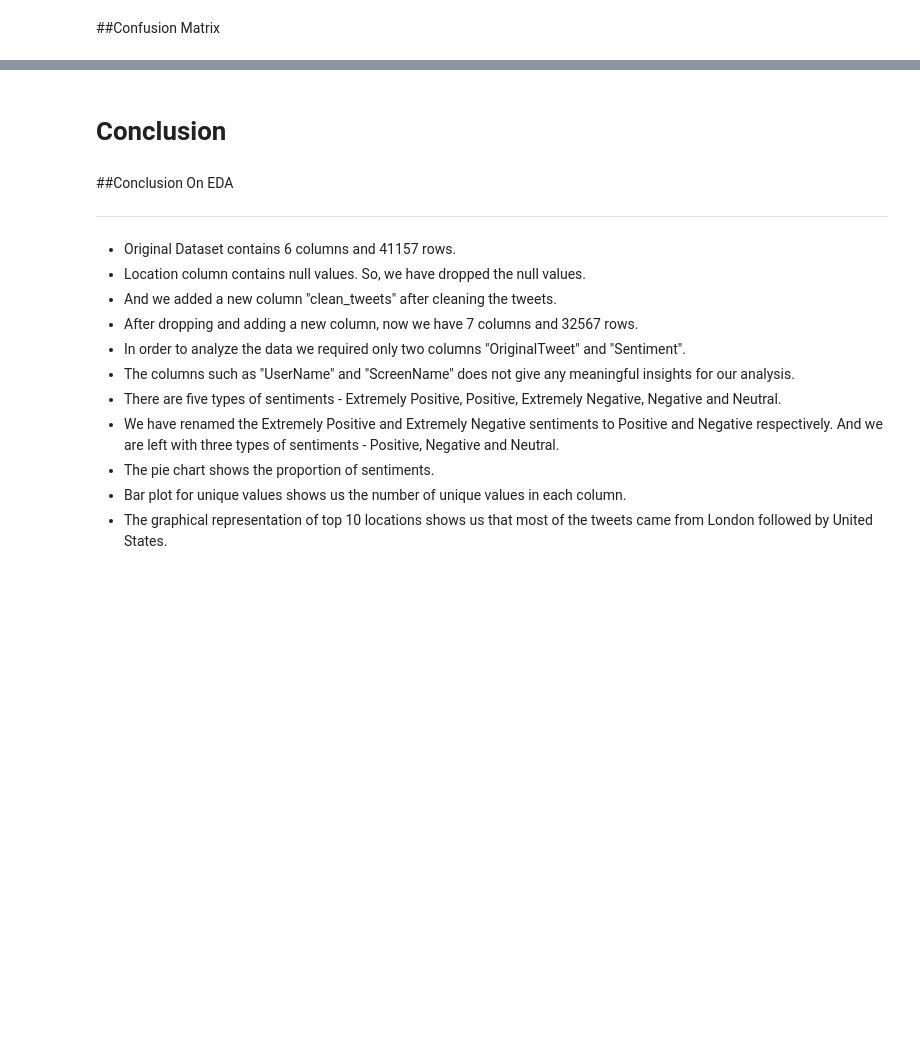
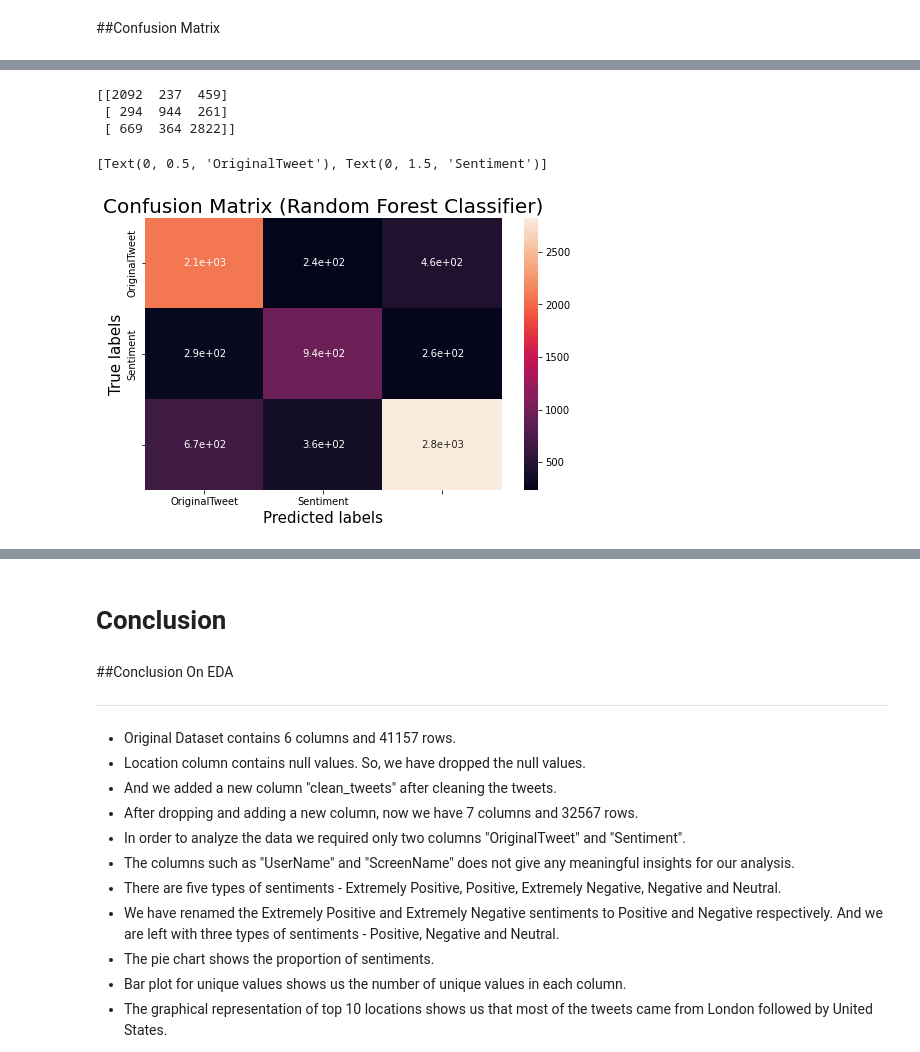
Before and after one commit to varsha-rani-15/Coronavirus-Tweet-Sentiment-Analysis, a Jupyter notebook: Coronavirus_Tweet_Sentiment_Analysis_Capstone_Project.ipynb, the cells around one changed output, grey strips where cells are left out. Drawn from its saved outputs; the diff is of its cells as text; code cells hidden in the pictures; blank space fills up the shorter version.

```diff
--- a/Coronavirus_Tweet_Sentiment_Analysis_Capstone_Project.ipynb
+++ b/Coronavirus_Tweet_Sentiment_Analysis_Capstone_Project.ipynb
@@ -640,0 +666,25 @@ ax.yaxis.set_ticklabels(labels)
+# %%
+# Get the confusion matrix for Random Forest Classifier
+
+y_pred_RFC = model3.predict(x_test)
+
+labels = ['OriginalTweet', 'Sentiment']
+cm = confusion_matrix(y_pred_RFC, y_test)
+print(cm)
+
+plt.figure(figsize=(8,5))
+ax= plt.subplot()
+sns.heatmap(cm, annot=True, ax = ax) #annot=True to annotate cells
+
+# labels, title and ticks
+ax.set_xlabel('Predicted labels', fontsize=15)
+ax.set_ylabel('True labels', fontsize=15)
+ax.set_title('Confusion Matrix (Random Forest Classifier)', fontsize=20)
+ax.xaxis.set_ticklabels(labels)
+ax.yaxis.set_ticklabels(labels)
+# %% [output]
+[[2092  237  459]
+ [ 294  944  261]
+ [ 669  364 2822]]
+[Text(0, 0.5, 'OriginalTweet'), Text(0, 1.5, 'Sentiment')]
+[figure, added]
```
Also changed, not shown: parts of 12 cells of this notebook.
